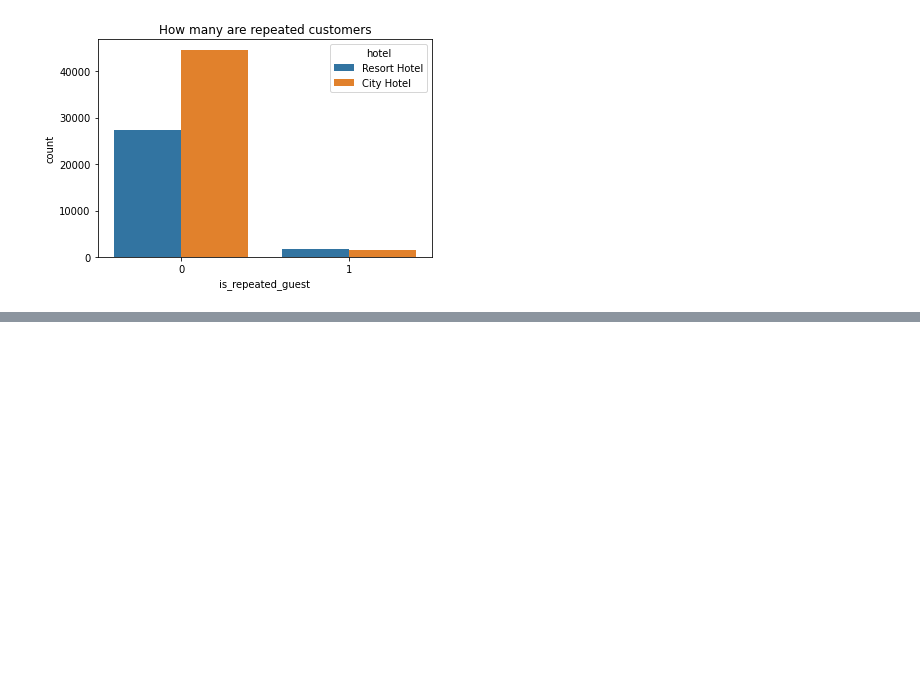
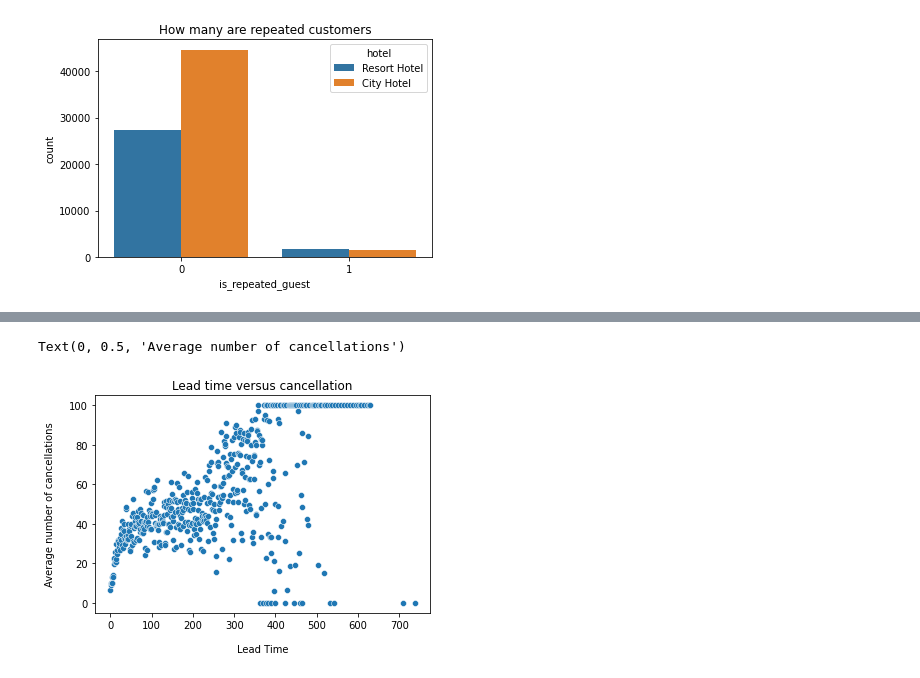
Before and after one commit to Gaurav-Bindal/Hotel-Booking-Analysis, a Jupyter notebook: Hotel_Booking_Analysis.ipynb, the cells around one changed output, grey strips where cells are left out. Cells and saved outputs as stored; diff of their text form; code cells hidden in the pictures; blank space fills up the shorter version.

```diff
--- a/Hotel_Booking_Analysis.ipynb
+++ b/Hotel_Booking_Analysis.ipynb
@@ -280,0 +336,9 @@ Text(0.5, 1.0, 'How many are repeated customers')
+# %%
+# Lead time versus booking cancelled
+a = df.groupby("lead_time")['is_canceled'].describe()
+sns.scatterplot(x=a.index, y=a["mean"] * 100).set_title('Lead time versus cancellation')
+plt.xlabel("Lead Time", labelpad=14)
+plt.ylabel("Average number of cancellations", labelpad=14)
+# %% [output]
+Text(0, 0.5, 'Average number of cancellations')
+[figure, added]
```
Also changed, not shown: parts of 8 cells of this notebook.
